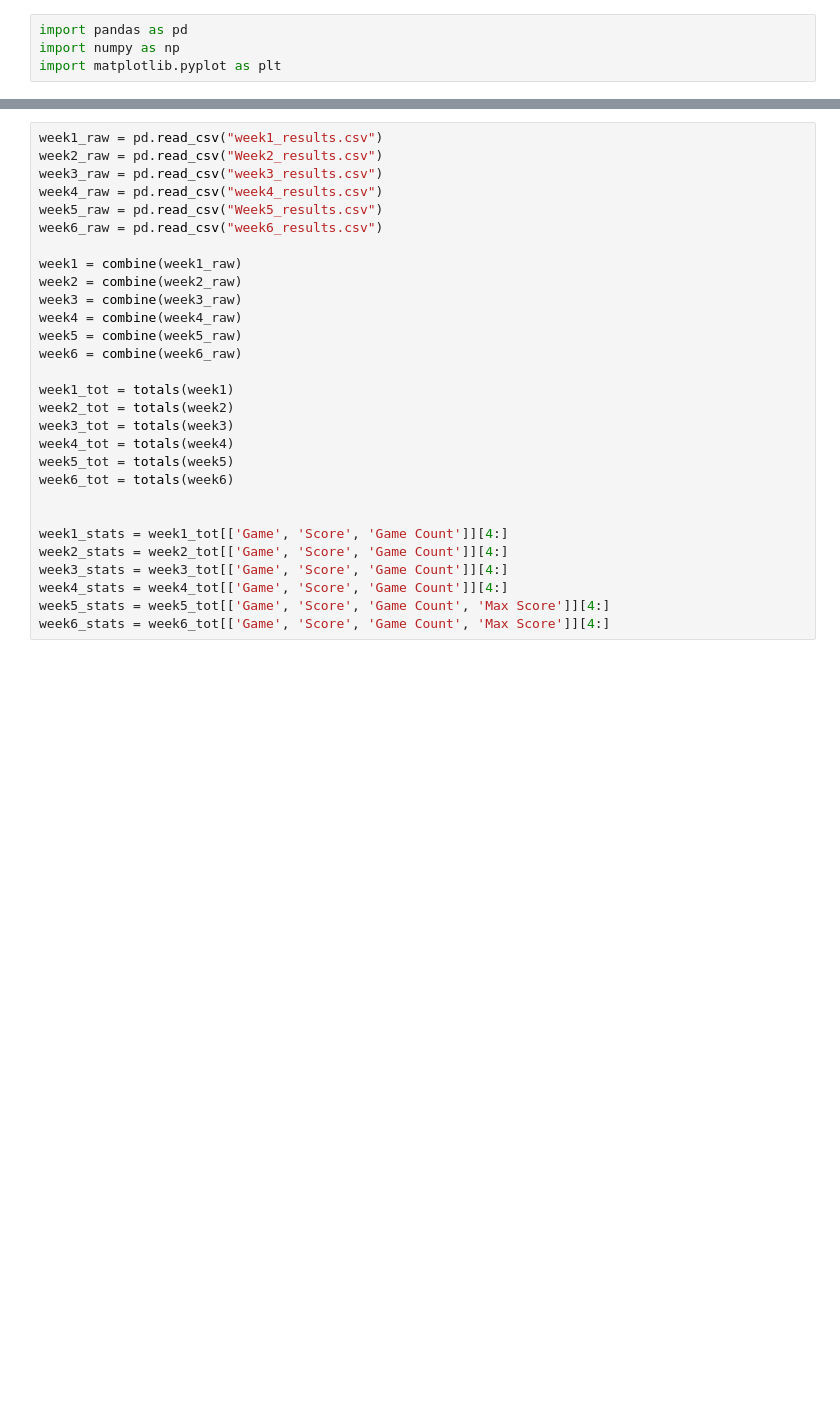
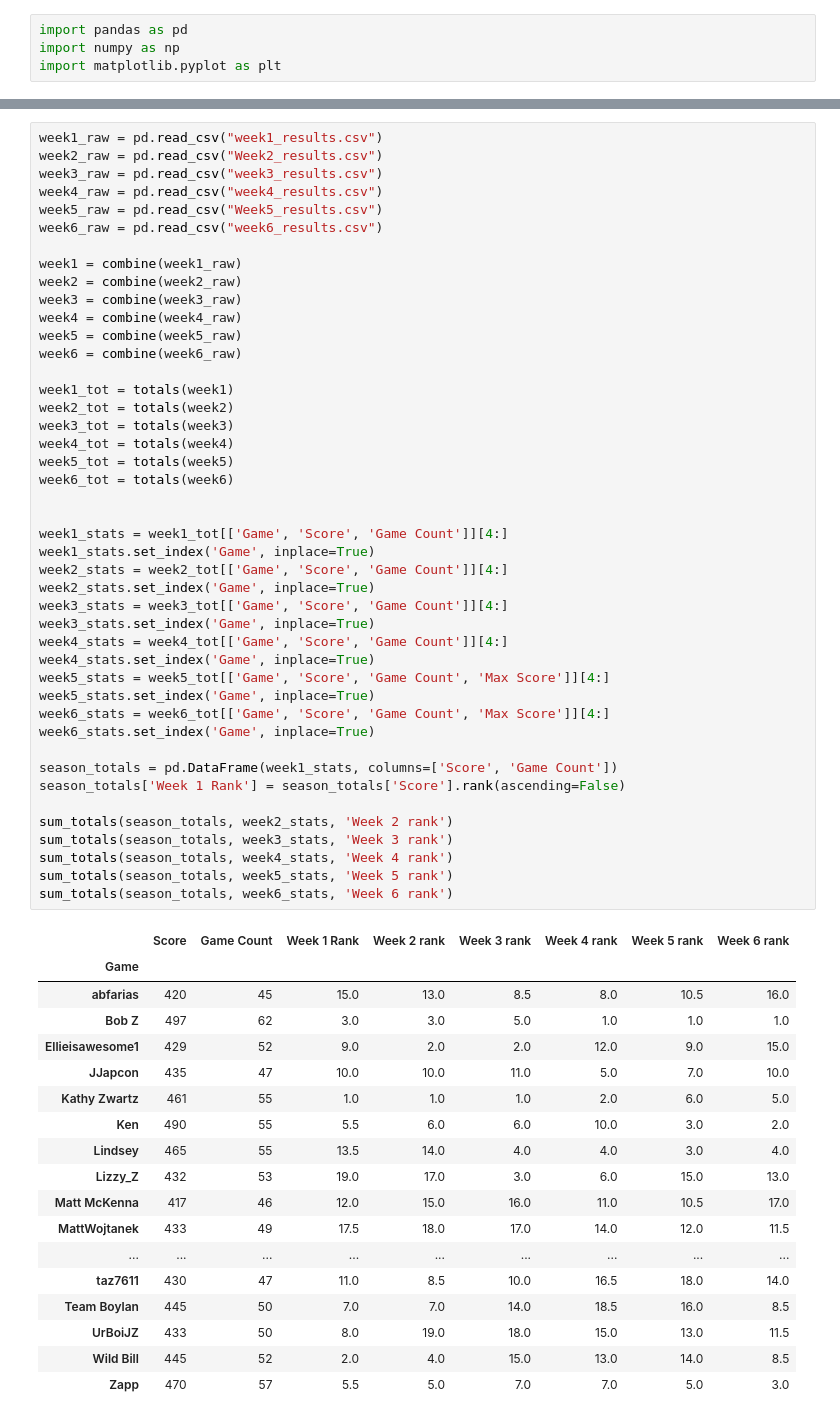
Before and after one commit to michaelzwartz/Confidence-pool, a Jupyter notebook: pool_notebook.ipynb, the cells around one changed output, grey strips where cells are left out. Drawn from its saved outputs; the diff is of its cells as text; blank space fills up the shorter version.

```diff
--- a/pool_notebook.ipynb
+++ b/pool_notebook.ipynb
@@ -78,29 +101,63 @@ def num_picks(df):
 # %%
 week1_raw = pd.read_csv("week1_results.csv")
 week2_raw = pd.read_csv("Week2_results.csv")
 week3_raw = pd.read_csv("week3_results.csv")
 week4_raw = pd.read_csv("week4_results.csv")
 week5_raw = pd.read_csv("Week5_results.csv")
 week6_raw = pd.read_csv("week6_results.csv")
 
 week1 = combine(week1_raw)
 week2 = combine(week2_raw)
 week3 = combine(week3_raw)
 week4 = combine(week4_raw)
 week5 = combine(week5_raw)
 week6 = combine(week6_raw)
 
 week1_tot = totals(week1)
 week2_tot = totals(week2)
 week3_tot = totals(week3)
 week4_tot = totals(week4)
 week5_tot = totals(week5)
 week6_tot = totals(week6)
 
 
 week1_stats = week1_tot[['Game', 'Score', 'Game Count']][4:]
+week1_stats.set_index('Game', inplace=True)
 week2_stats = week2_tot[['Game', 'Score', 'Game Count']][4:]
+week2_stats.set_index('Game', inplace=True)
 week3_stats = week3_tot[['Game', 'Score', 'Game Count']][4:]
+week3_stats.set_index('Game', inplace=True)
 week4_stats = week4_tot[['Game', 'Score', 'Game Count']][4:]
+week4_stats.set_index('Game', inplace=True)
 week5_stats = week5_tot[['Game', 'Score', 'Game Count', 'Max Score']][4:]
+week5_stats.set_index('Game', inplace=True)
 week6_stats = week6_tot[['Game', 'Score', 'Game Count', 'Max Score']][4:]
+week6_stats.set_index('Game', inplace=True)
+
+season_totals = pd.DataFrame(week1_stats, columns=['Score', 'Game Count'])
+season_totals['Week 1 Rank'] = season_totals['Score'].rank(ascending=False)
+
+sum_totals(season_totals, week2_stats, 'Week 2 rank')
+sum_totals(season_totals, week3_stats, 'Week 3 rank')
+sum_totals(season_totals, week4_stats, 'Week 4 rank')
+sum_totals(season_totals, week5_stats, 'Week 5 rank')
+sum_totals(season_totals, week6_stats, 'Week 6 rank')
+# %% [output]
+|  | Score | Game Count | Week 1 Rank | Week 2 rank | Week 3 rank | Week 4 rank | Week 5 rank | Week 6 rank |
+| Game |  |  |  |  |  |  |  |  |
+| abfarias | 420 | 45 | 15.0 | 13.0 | 8.5 | 8.0 | 10.5 | 16.0 |
+| Bob Z | 497 | 62 | 3.0 | 3.0 | 5.0 | 1.0 | 1.0 | 1.0 |
+| Ellieisawesome1 | 429 | 52 | 9.0 | 2.0 | 2.0 | 12.0 | 9.0 | 15.0 |
+| JJapcon | 435 | 47 | 10.0 | 10.0 | 11.0 | 5.0 | 7.0 | 10.0 |
+| Kathy Zwartz | 461 | 55 | 1.0 | 1.0 | 1.0 | 2.0 | 6.0 | 5.0 |
+| Ken | 490 | 55 | 5.5 | 6.0 | 6.0 | 10.0 | 3.0 | 2.0 |
+| Lindsey | 465 | 55 | 13.5 | 14.0 | 4.0 | 4.0 | 3.0 | 4.0 |
+| Lizzy_Z | 432 | 53 | 19.0 | 17.0 | 3.0 | 6.0 | 15.0 | 13.0 |
+| Matt McKenna | 417 | 46 | 12.0 | 15.0 | 16.0 | 11.0 | 10.5 | 17.0 |
+| MattWojtanek | 433 | 49 | 17.5 | 18.0 | 17.0 | 14.0 | 12.0 | 11.5 |
+| ... | ... | ... | ... | ... | ... | ... | ... | ... |
+| taz7611 | 430 | 47 | 11.0 | 8.5 | 10.0 | 16.5 | 18.0 | 14.0 |
+| Team Boylan | 445 | 50 | 7.0 | 7.0 | 14.0 | 18.5 | 16.0 | 8.5 |
+| UrBoiJZ | 433 | 50 | 8.0 | 19.0 | 18.0 | 15.0 | 13.0 | 11.5 |
+| Wild Bill | 445 | 52 | 2.0 | 4.0 | 15.0 | 13.0 | 14.0 | 8.5 |
+| Zapp | 470 | 57 | 5.5 | 5.0 | 7.0 | 7.0 | 5.0 | 3.0 |
```
Also changed, not shown: parts of 7 cells of this notebook, 3 other files.
